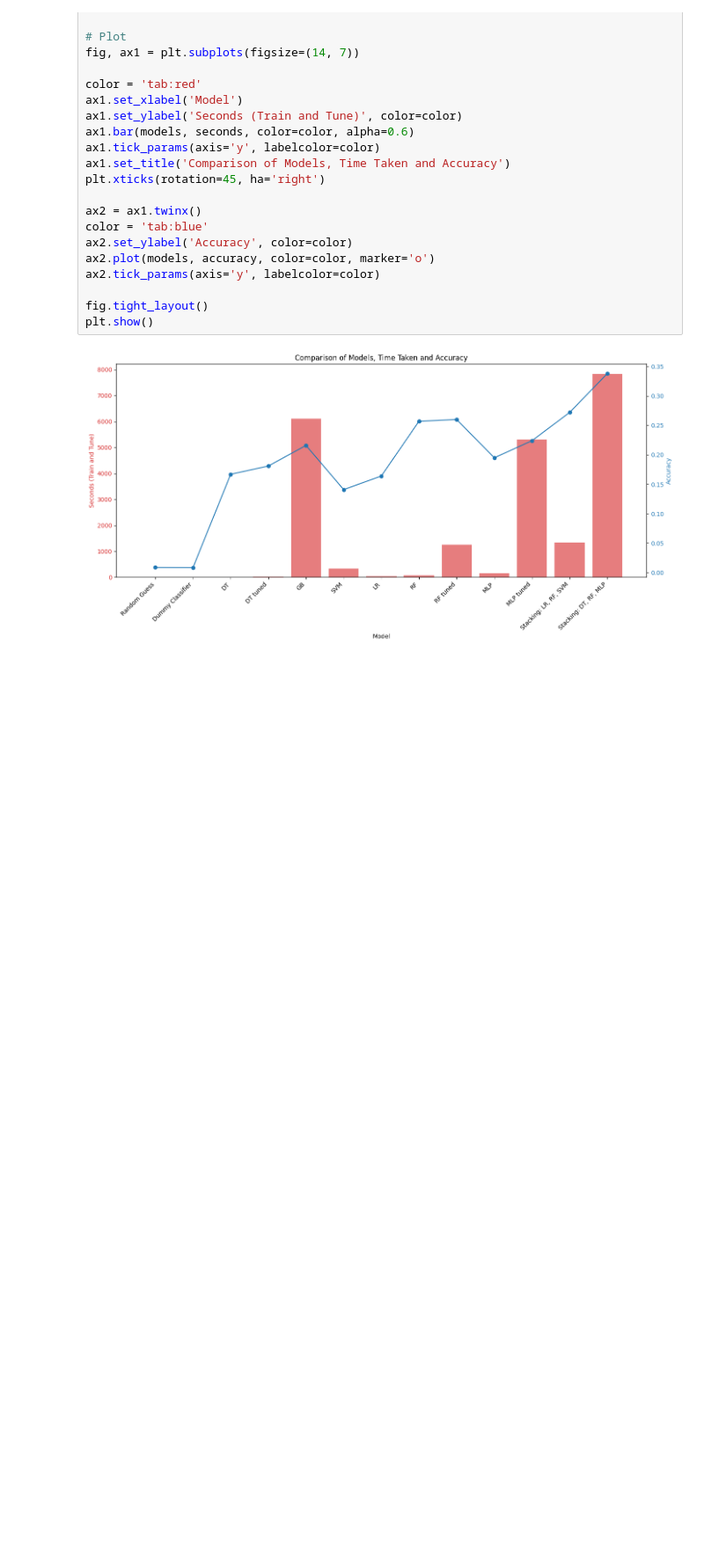
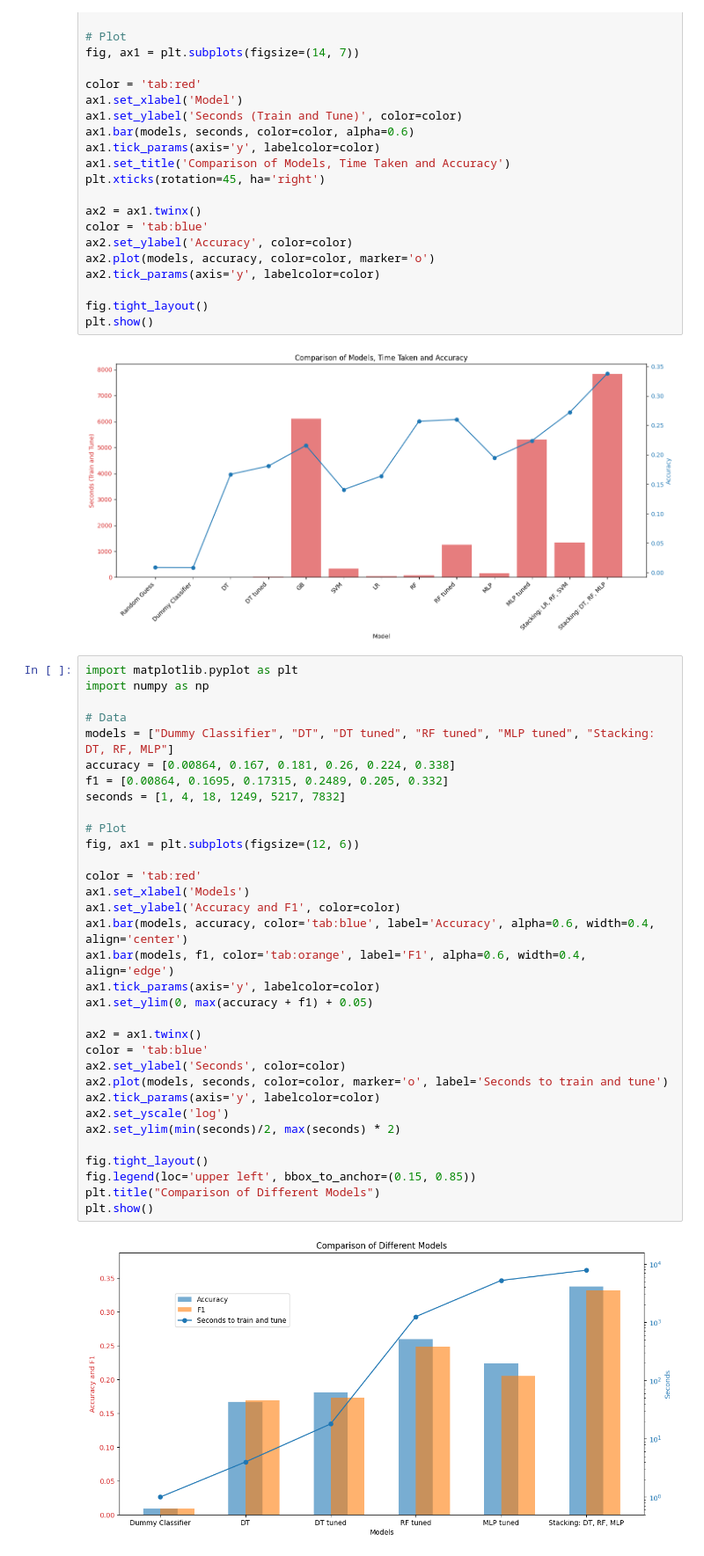
Before and after one commit to Alec8888/DataScienceFinalProject, a Jupyter notebook: Results_genre.ipynb, the cells around one changed output. Shown at 88% size. Drawn from its saved outputs; the diff is of its cells as text; blank space fills up the shorter version.

```diff
--- a/Results_genre.ipynb
+++ b/Results_genre.ipynb
@@ -83,3 +83,38 @@ fig.tight_layout()
 plt.show()
 # %% [output]
 [figure]
+# %%
+import matplotlib.pyplot as plt
+import numpy as np
+
+# Data
+models = ["Dummy Classifier", "DT", "DT tuned", "RF tuned", "MLP tuned", "Stacking: DT, RF, MLP"]
+accuracy = [0.00864, 0.167, 0.181, 0.26, 0.224, 0.338]
+f1 = [0.00864, 0.1695, 0.17315, 0.2489, 0.205, 0.332]
+seconds = [1, 4, 18, 1249, 5217, 7832]
+
+# Plot
+fig, ax1 = plt.subplots(figsize=(12, 6))
+
+color = 'tab:red'
+ax1.set_xlabel('Models')
+ax1.set_ylabel('Accuracy and F1', color=color)
+ax1.bar(models, accuracy, color='tab:blue', label='Accuracy', alpha=0.6, width=0.4, align='center')
+ax1.bar(models, f1, color='tab:orange', label='F1', alpha=0.6, width=0.4, align='edge')
+ax1.tick_params(axis='y', labelcolor=color)
+ax1.set_ylim(0, max(accuracy + f1) + 0.05)
+
+ax2 = ax1.twinx()
+color = 'tab:blue'
+ax2.set_ylabel('Seconds', color=color)
+ax2.plot(models, seconds, color=color, marker='o', label='Seconds to train and tune')
+ax2.tick_params(axis='y', labelcolor=color)
+ax2.set_yscale('log')
+ax2.set_ylim(min(seconds)/2, max(seconds) * 2)
+
+fig.tight_layout()
+fig.legend(loc='upper left', bbox_to_anchor=(0.15, 0.85))
+plt.title("Comparison of Different Models")
+plt.show()
+# %% [output]
+[figure, added]
```
Also changed, not shown: parts of 1 cell of this notebook.
